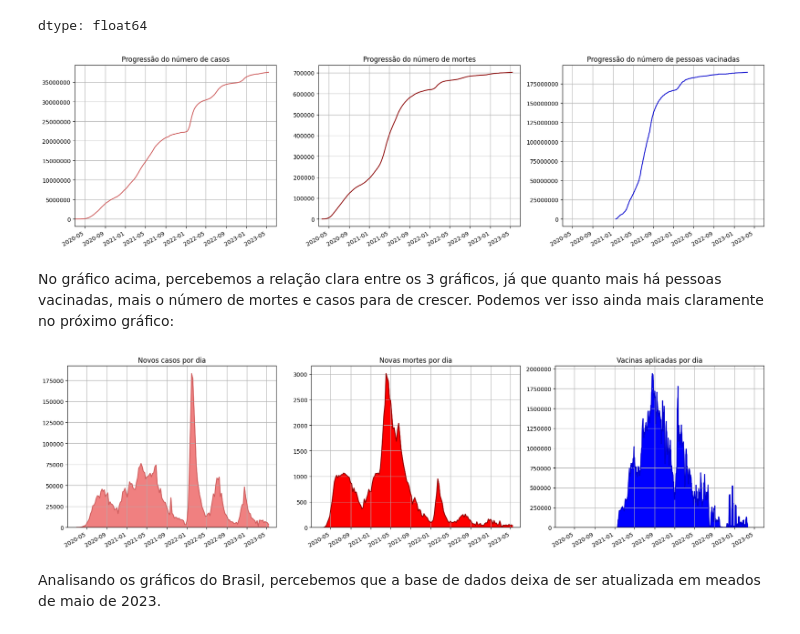
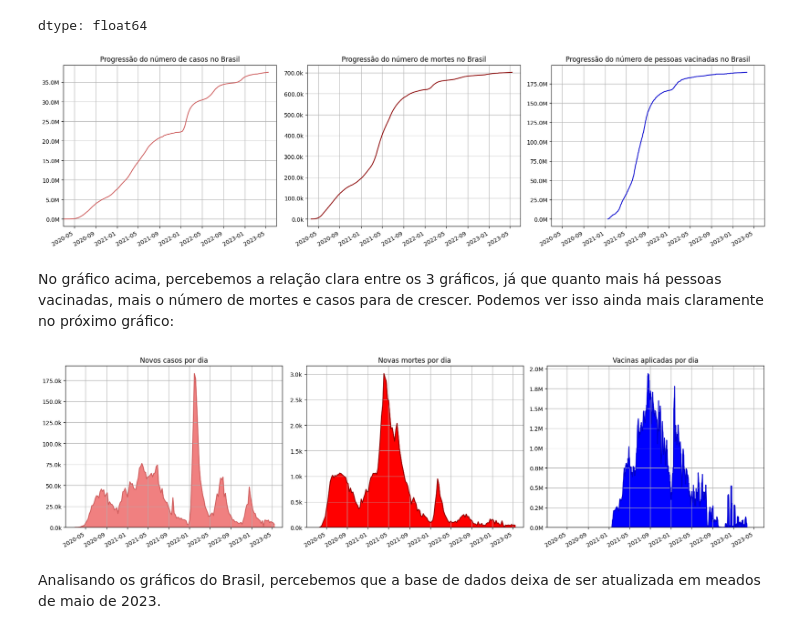
Before and after one commit to gustavonaumann/Data_Science, a Jupyter notebook: Projeto_Panorama_do_COVID_19_em_2024.ipynb, the cells around one changed output. Saved outputs shown, nothing was run; the diff lists cells and outputs as text; code cells hidden in the pictures.

```diff
--- a/Projeto_Panorama_do_COVID_19_em_2024.ipynb
+++ b/Projeto_Panorama_do_COVID_19_em_2024.ipynb
@@ -273,6 +273,14 @@ Como vemos acima, os países com maior número de mortes totais são
 Nesta subseção, iremos plotar gráficos para melhor visualização dos dados do dataset.
 
 Primeiramente, iremos visualizar o número de casos comparado com o número de mortes:
+# %%
+def mill(x, pos):
+    """Função para plotar gráficos em milhões"""
+    return '{:1.1f}M'.format(x*1e-6)
+
+def mil(x, pos):
+    """Função para plotar gráficos em milhares"""
+    return '{:1.1f}k'.format(x*1e-3)
 # %%
 # acessar a relação entre mortes e casos com os 5 países mais afetados
 
@@ -478,40 +495,40 @@ no_new_vacc_bra.dropna(subset=['people_vaccinated'], axis=0, inplace=True)
 
 tot_case_bra = no_new_cases_bra.total_cases.reset_index(drop=True)
 tot_death_bra = no_new_deaths_bra.total_deaths.reset_index(drop=True)
 tot_vacc_bra = no_new_vacc_bra.people_vaccinated.reset_index(drop=True)
 
 date_case_bra = no_new_cases_bra.date.reset_index(drop=True)
 date_death_bra = no_new_deaths_bra.date.reset_index(drop=True)
 date_vacc_bra = no_new_vacc_bra.date.reset_index(drop=True)
 
 # plotar e personalizar os gráficos
 
 ax1.plot(date_case_bra, tot_case_bra, c='indianred')
-ax1.set_title('Progressão do número de casos')
+ax1.set_title('Progressão do número de casos no Brasil')
 ax1.set_xlim([datetime.date(2020, 3, 1), datetime.date(2023, 6, 30)])
 ax1.grid()
 
 ax2.plot(date_death_bra, tot_death_bra, c='darkred')
-ax2.set_title('Progressão do número de mortes')
+ax2.set_title('Progressão do número de mortes no Brasil')
 ax2.set_xlim([datetime.date(2020, 3, 1), datetime.date(2023, 6, 30)])
 ax2.grid()
 
 ax3.plot(date_vacc_bra, tot_vacc_bra, c='mediumblue')
-ax3.set_title('Progressão do número de pessoas vacinadas')
+ax3.set_title('Progressão do número de pessoas vacinadas no Brasil')
 ax3.set_xlim([datetime.date(2020, 3, 1), datetime.date(2023, 6, 30)])
 ax3.grid()
 
-plt.gcf().axes[0].yaxis.get_major_formatter().set_scientific(False)
-plt.gcf().axes[1].yaxis.get_major_formatter().set_scientific(False)
-plt.gcf().axes[2].yaxis.get_major_formatter().set_scientific(False)
+ax1.yaxis.set_major_formatter(mill)
+ax2.yaxis.set_major_formatter(mil)
+ax3.yaxis.set_major_formatter(mill)
 
 
 plt.gcf().autofmt_xdate()
 
 
 plt.tight_layout()
 # %% [output]
-[figure, old version]
+[figure, new version]
 # %% [markdown]
 No gráfico acima, percebemos a relação clara entre os 3 gráficos, já que quanto mais há pessoas vacinadas, mais o número de mortes e casos para de crescer. Podemos ver isso ainda mais claramente no próximo gráfico:
 # %%
@@ -562,9 +579,9 @@ ax3.grid()
 ax3.fill_between(date_vacc_bra, new_vacc_bra, color='blue')
 
 
-plt.gcf().axes[0].yaxis.get_major_formatter().set_scientific(False)
-plt.gcf().axes[1].yaxis.get_major_formatter().set_scientific(False)
-plt.gcf().axes[2].yaxis.get_major_formatter().set_scientific(False)
+ax1.yaxis.set_major_formatter(mil)
+ax2.yaxis.set_major_formatter(mil)
+ax3.yaxis.set_major_formatter(mill)
 
 
 plt.gcf().autofmt_xdate()
@@ -572,7 +589,7 @@ plt.gcf().autofmt_xdate()
 
 plt.tight_layout()
 # %% [output]
-[figure, old version]
+[figure, new version]
 # %% [markdown]
 Analisando os gráficos do Brasil, percebemos que a base de dados deixa de ser atualizada em meados de maio de 2023.
 # %%
```
Also changed, not shown: parts of 3 cells of this notebook.
